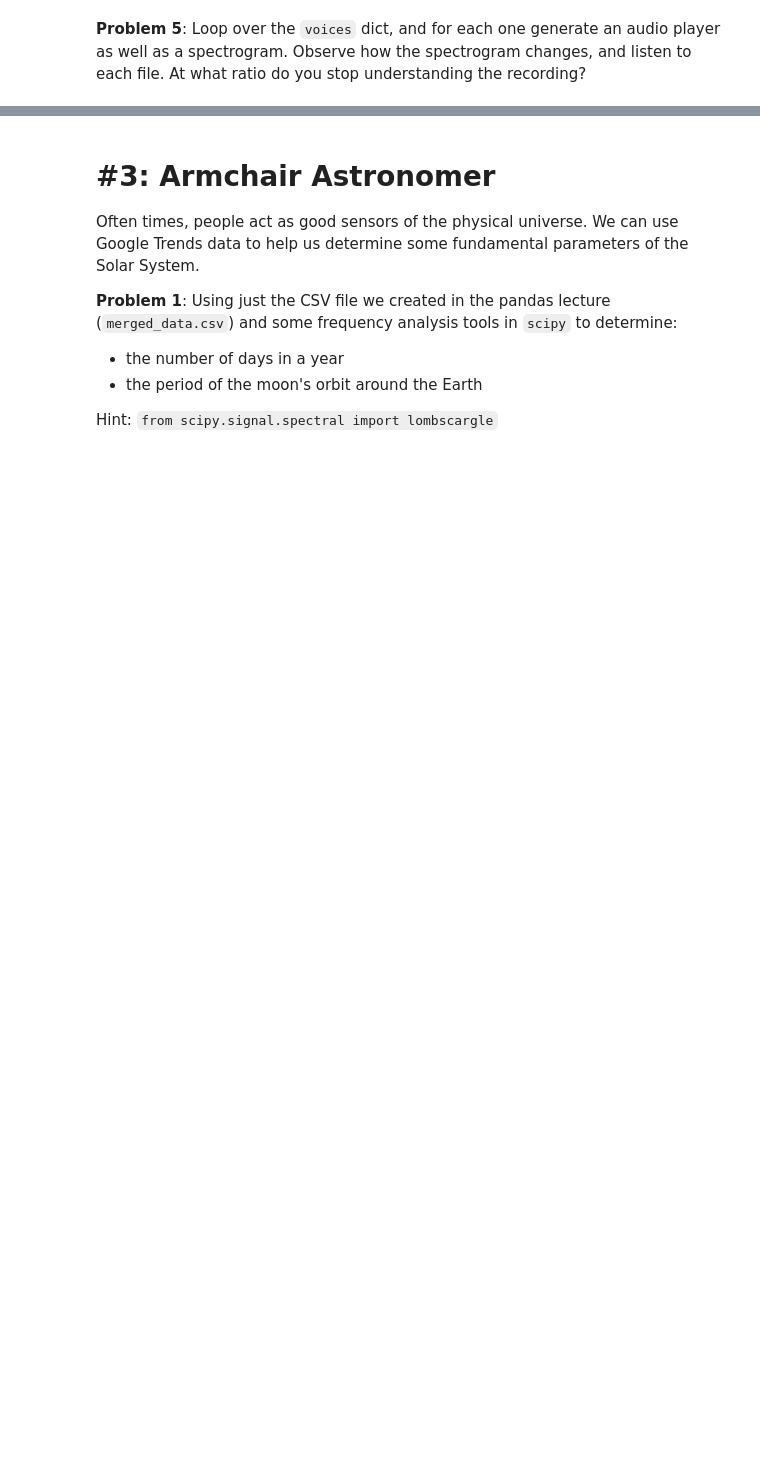
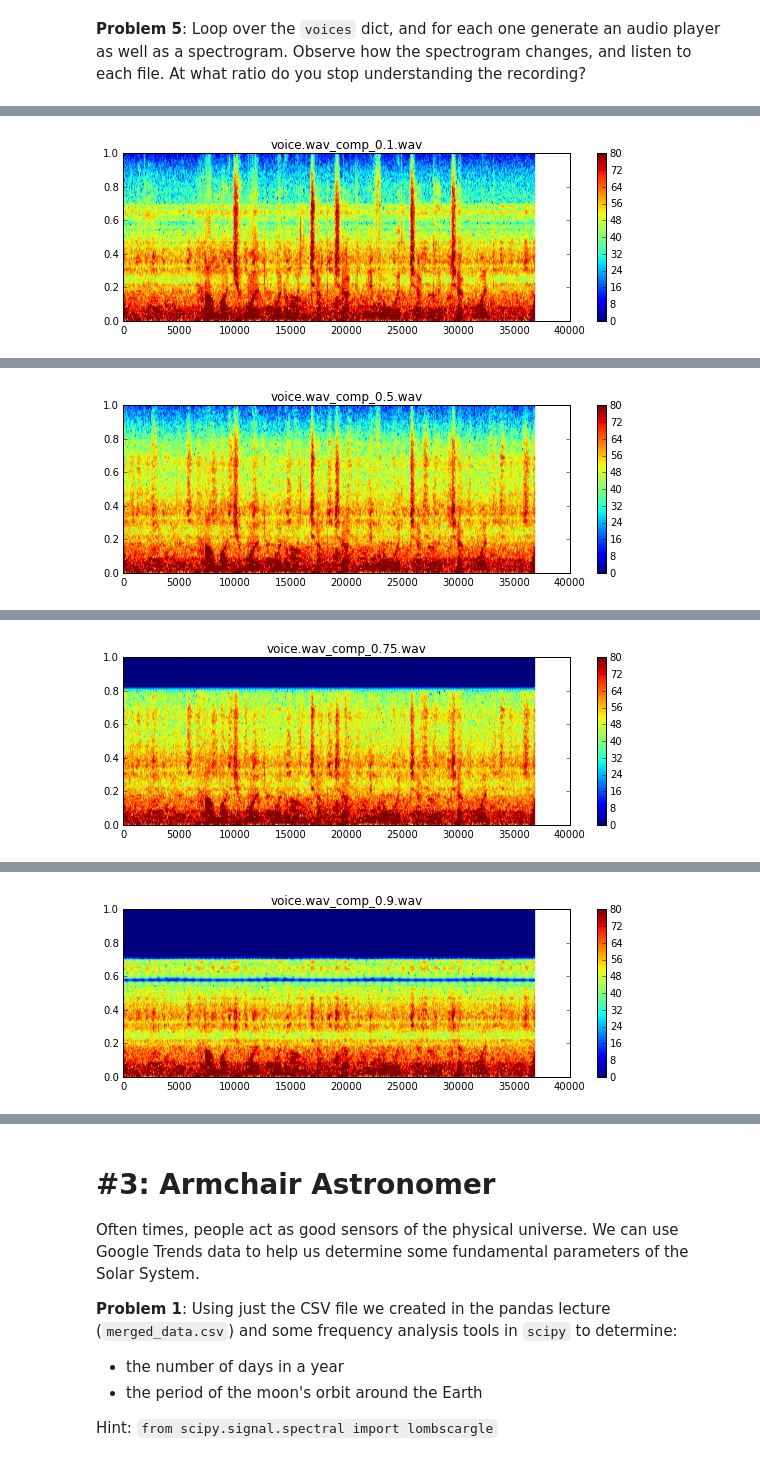
Before and after one commit to flyflyjean/python-ay250-homeworks, a Jupyter notebook: hw_1/hw_1_assignment.ipynb, the cells around one changed output, grey strips where cells are left out. Cells and saved outputs as stored; diff of their text form; code cells hidden in the pictures; blank space fills up the shorter version.

```diff
--- a/hw_1/hw_1_assignment.ipynb
+++ b/hw_1/hw_1_assignment.ipynb
@@ -100,9 +108,11 @@ for i in range(100):
 # %%
 offsets = []
+n = 0
 for i in imdiff:
     x, y = np.unravel_index(i.argmax(), i.shape)
     x -= i.shape[0] // 2
     y -= i.shape[1] // 2
     offsets.append((x,y))
-    print("({},{})".format(str(x), str(y)))
+    print("The offset between im2-0 and im2-{}: ({}, {})".format(str(n), str(x), str(y)))
+    n += 1
 # %% [output]
@@ -318,7 +348,20 @@ def compress_wav(fname, fraction):
       Auto-generated filename of the compressed signal.
     """
 
-    # your code here
+    rate, x = wavfile.read(fname)
+    x_fft = np.fft.rfft(x) # FFT of the real audio data
+    x_sort = np.argsort(x_fft)
+    for i in range(len(x_sort)):
+        if i <= len(x_sort)*fraction:
+            x_fft[x_sort[i]] = 0
+
+    x_approx = np.fft.irfft(x_fft)
+    x_out = x_approx.astype('int16')
+    new_fname = '{}_comp_{}.wav'.format(fname, str(fraction))
+
+    wavfile.write(new_fname, rate, x_out)
+
+    return rate, x, x_approx, new_fname
 # %% [markdown]
 **Problem 4**: Study the effect of compressing the input file at different ratios: 0.1, 0.5, 0.75, 0.9, 0.95, 0.99.
 
@@ -332,0 +374,10 @@ You will create an `OrderedDict` called `voices`, with:
+# %%
+from collections import OrderedDict
+ratiolist = [0.1, 0.5, 0.75, 0.9, 0.95, 0.99]
+voices = OrderedDict()
+
+for i in ratiolist:
+    rate, x, x_approx, new_fname = compress_wav('voice.wav', i)
+    voices.update({str(i): (x_approx, new_fname)})
+
+voices
@@ -336,0 +404,5 @@ You will create an `OrderedDict` called `voices`, with:
+# %%
+for i in voices:
+    Audio(voices[i][1])
+    specgram_cbar(voices[i][0], title = voices[i][1])
+# %% [output]
@@ -336,0 +410 @@ You will create an `OrderedDict` called `voices`, with:
+[figure, added]
@@ -336,0 +412 @@ You will create an `OrderedDict` called `voices`, with:
+[figure, added]
@@ -336,0 +414 @@ You will create an `OrderedDict` called `voices`, with:
+[figure, added]
@@ -336,0 +416 @@ You will create an `OrderedDict` called `voices`, with:
+[figure, added]
```
Also changed, not shown: parts of 30 cells of this notebook.
